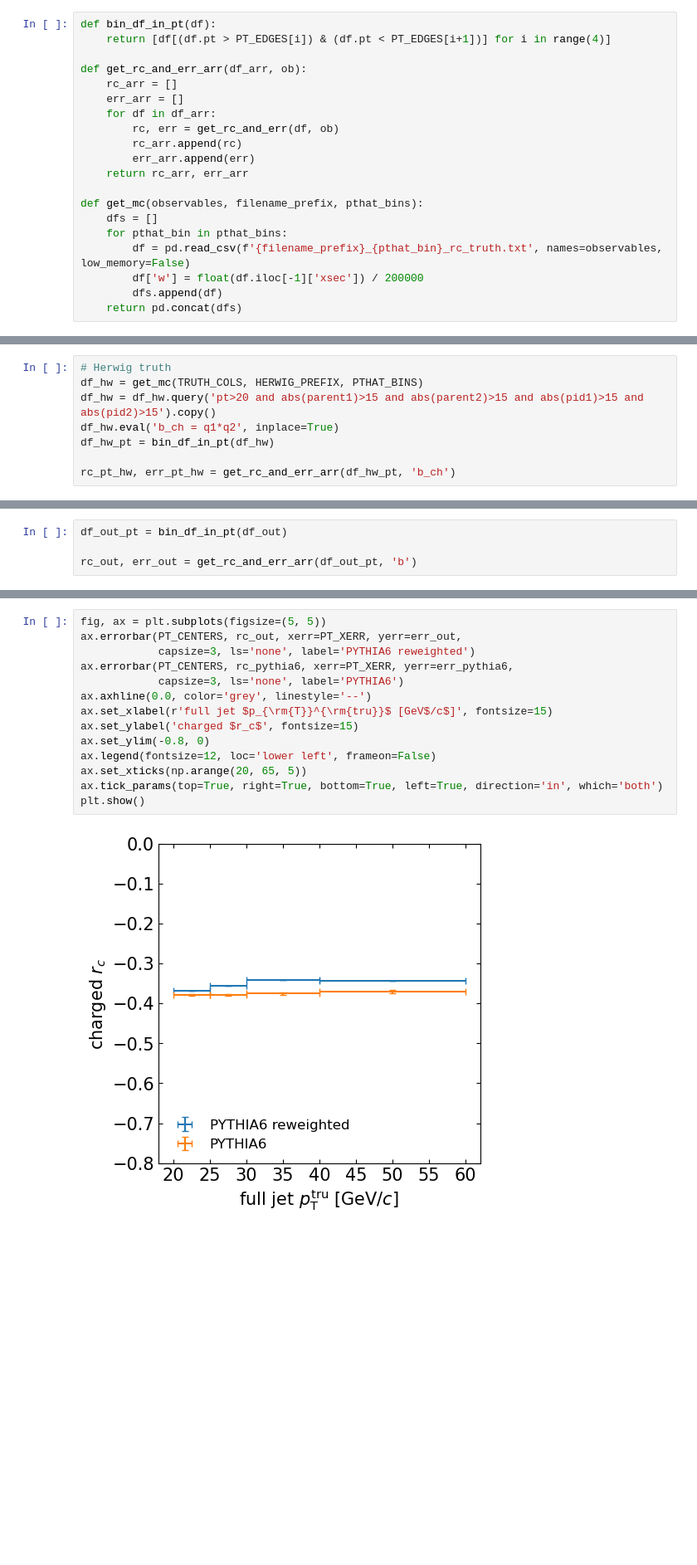
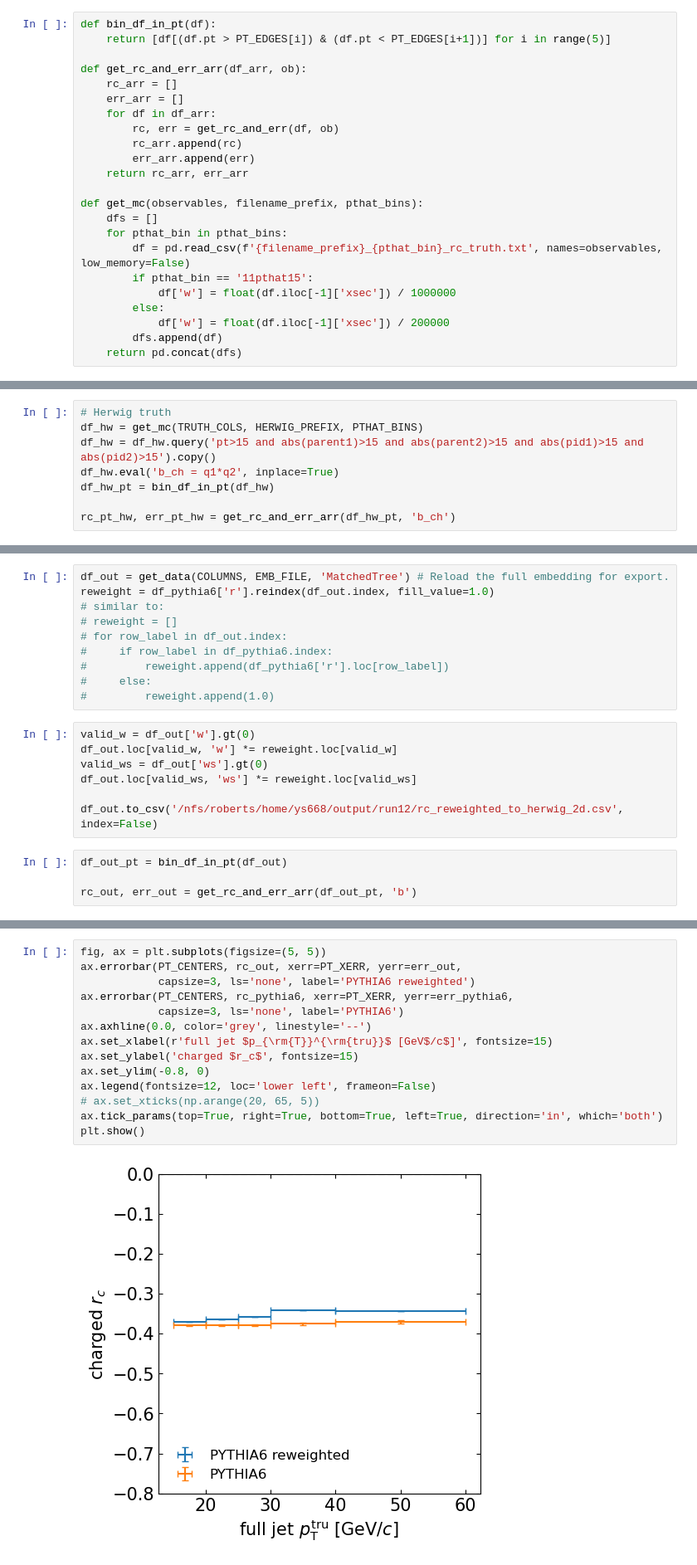
Before and after one commit to y-song/rc, a Jupyter notebook: pp/prior_reweight_2d.ipynb, the cells around one changed output, grey strips where cells are left out. Shown at 83% size. Cells and saved outputs as stored; diff of their text form; blank space fills up the shorter version.

```diff
--- a/pp/prior_reweight_2d.ipynb
+++ b/pp/prior_reweight_2d.ipynb
@@ -25,7 +25,7 @@ PT_XERR    = [2.5, 2.5, 5, 10]
 plt.rcParams['font.size'] = 15
 # %%
 def bin_df_in_pt(df):
-    return [df[(df.pt > PT_EDGES[i]) & (df.pt < PT_EDGES[i+1])] for i in range(4)]
+    return [df[(df.pt > PT_EDGES[i]) & (df.pt < PT_EDGES[i+1])] for i in range(5)]
 
 def get_rc_and_err_arr(df_arr, ob):
     rc_arr = []
@@ -40,7 +40,10 @@ def get_mc(observables, filename_prefix, pthat_bins):
     dfs = []
     for pthat_bin in pthat_bins:
         df = pd.read_csv(f'{filename_prefix}_{pthat_bin}_rc_truth.txt', names=observables, low_memory=False)
-        df['w'] = float(df.iloc[-1]['xsec']) / 200000
+        if pthat_bin == '11pthat15':
+            df['w'] = float(df.iloc[-1]['xsec']) / 1000000
+        else:
+            df['w'] = float(df.iloc[-1]['xsec']) / 200000
         dfs.append(df)
     return pd.concat(dfs)
 # %%
@@ -55,7 +58,7 @@ def get_nch_arr(df_arr):
 # %%
 # Herwig truth
 df_hw = get_mc(TRUTH_COLS, HERWIG_PREFIX, PTHAT_BINS)
-df_hw = df_hw.query('pt>20 and abs(parent1)>15 and abs(parent2)>15 and abs(pid1)>15 and abs(pid2)>15').copy()
+df_hw = df_hw.query('pt>15 and abs(parent1)>15 and abs(parent2)>15 and abs(pid1)>15 and abs(pid2)>15').copy()
 df_hw.eval('b_ch = q1*q2', inplace=True)
 df_hw_pt = bin_df_in_pt(df_hw)
 
@@ -290,3 +298,20 @@ df_out.to_csv('rc_reweighted_to_herwig_2d.csv', index=False)
+# %%
+df_out = get_data(COLUMNS, EMB_FILE, 'MatchedTree') # Reload the full embedding for export.
+reweight = df_pythia6['r'].reindex(df_out.index, fill_value=1.0)
+# similar to:
+# reweight = []
+# for row_label in df_out.index:
+#     if row_label in df_pythia6.index:
+#         reweight.append(df_pythia6['r'].loc[row_label])
+#     else:
+#         reweight.append(1.0)
+# %%
+valid_w = df_out['w'].gt(0)
+df_out.loc[valid_w, 'w'] *= reweight.loc[valid_w]
+valid_ws = df_out['ws'].gt(0)
+df_out.loc[valid_ws, 'ws'] *= reweight.loc[valid_ws]
+
+df_out.to_csv('/nfs/roberts/home/ys668/output/run12/rc_reweighted_to_herwig_2d.csv', index=False)
 # %%
 df_out_pt = bin_df_in_pt(df_out)
 
@@ -302,16 +327,16 @@ print(rc_pythia6)
 # %%
 fig, ax = plt.subplots(figsize=(5, 5))
 ax.errorbar(PT_CENTERS, rc_out, xerr=PT_XERR, yerr=err_out,
             capsize=3, ls='none', label='PYTHIA6 reweighted')
 ax.errorbar(PT_CENTERS, rc_pythia6, xerr=PT_XERR, yerr=err_pythia6,
             capsize=3, ls='none', label='PYTHIA6')
 ax.axhline(0.0, color='grey', linestyle='--')
 ax.set_xlabel(r'full jet $p_{\rm{T}}^{\rm{tru}}$ [GeV$/c$]', fontsize=15)
 ax.set_ylabel('charged $r_c$', fontsize=15)
 ax.set_ylim(-0.8, 0)
 ax.legend(fontsize=12, loc='lower left', frameon=False)
-ax.set_xticks(np.arange(20, 65, 5))
+# ax.set_xticks(np.arange(20, 65, 5))
 ax.tick_params(top=True, right=True, bottom=True, left=True, direction='in', which='both')
 plt.show()
 # %% [output]
-[figure, old version]
+[figure, new version]
```
Also changed, not shown: parts of 16 cells of this notebook.
